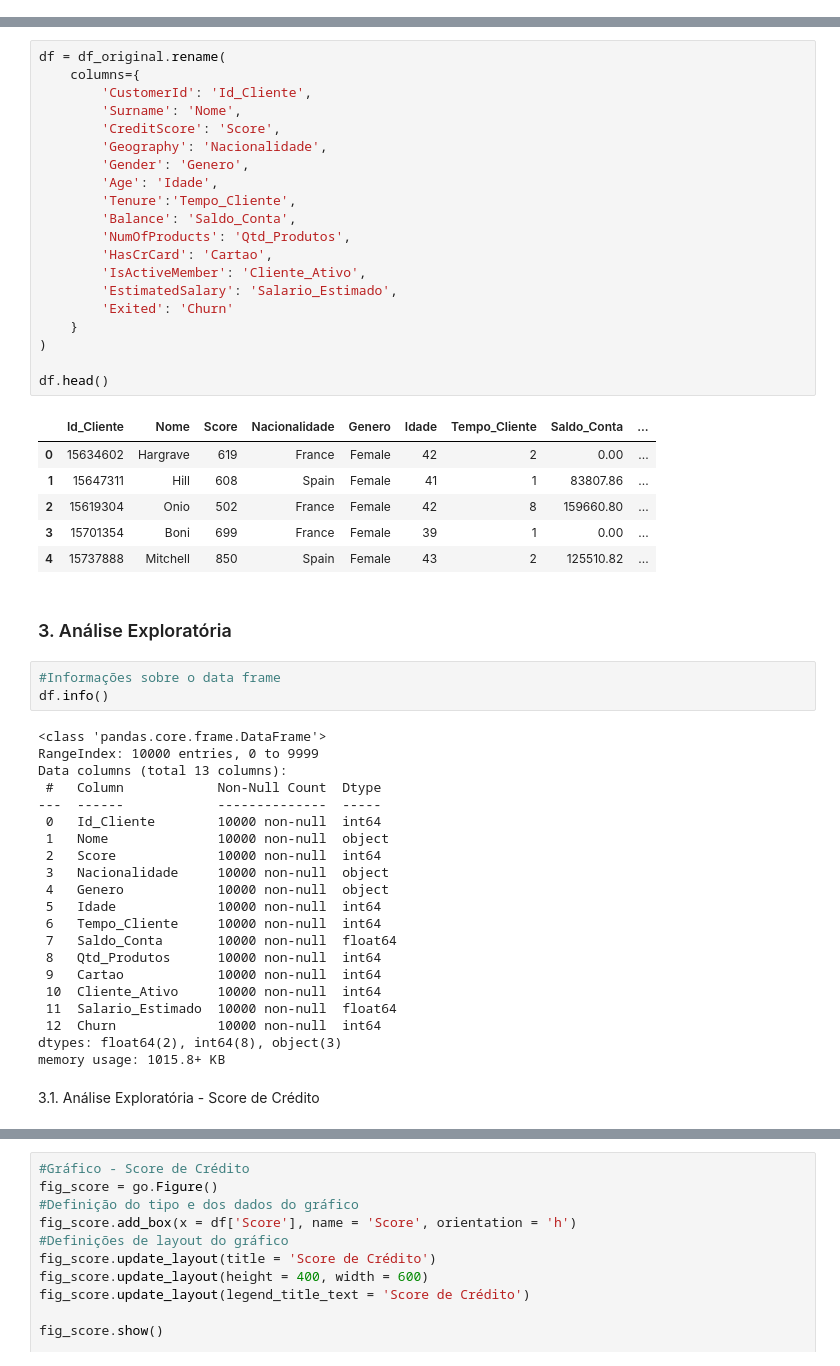
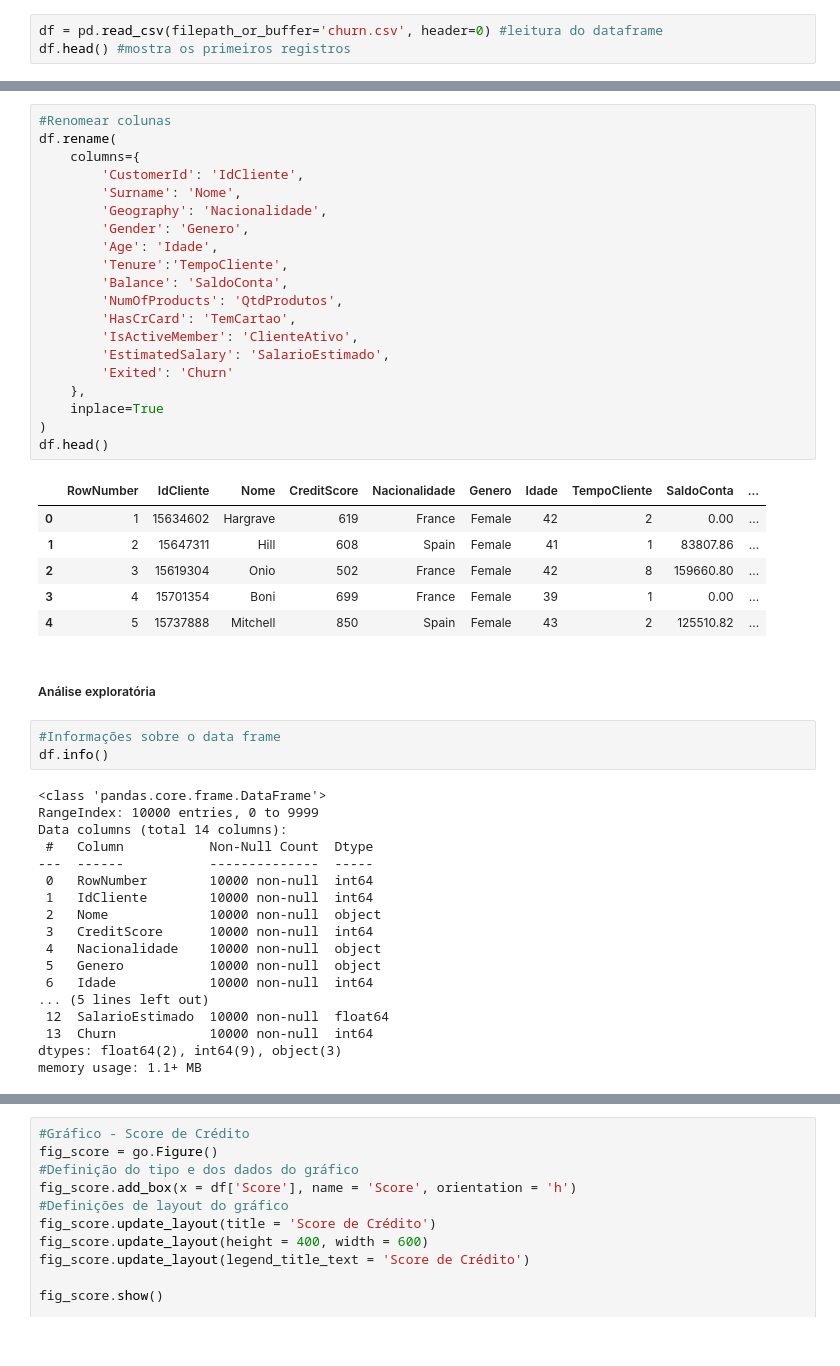
Before and after one commit to willyferreira/bank_churn, a Jupyter notebook: bank_churn.ipynb, the cells around one changed output, grey strips where cells are left out. Drawn from its saved outputs; the diff is of its cells as text.

Commit message:
análise exploratória e exclusão do arquivo .py

```diff
--- a/bank_churn.ipynb
+++ b/bank_churn.ipynb
@@ -70,0 +20,3 @@ df_original.head()
+# %%
+df = pd.read_csv(filepath_or_buffer='churn.csv', header=0) #leitura do dataframe
+df.head() #mostra os primeiros registros
@@ -71,55 +30,50 @@ df_original.head()
 # %%
-df = df_original.rename(
+#Renomear colunas
+df.rename(
     columns={
-        'CustomerId': 'Id_Cliente',
+        'CustomerId': 'IdCliente',
         'Surname': 'Nome',
-        'CreditScore': 'Score',
         'Geography': 'Nacionalidade',
         'Gender': 'Genero',
         'Age': 'Idade',
-        'Tenure':'Tempo_Cliente',
-        'Balance': 'Saldo_Conta',
-        'NumOfProducts': 'Qtd_Produtos',
-        'HasCrCard': 'Cartao',
-        'IsActiveMember': 'Cliente_Ativo',
-        'EstimatedSalary': 'Salario_Estimado',
+        'Tenure':'TempoCliente',
+        'Balance': 'SaldoConta',
+        'NumOfProducts': 'QtdProdutos',
+        'HasCrCard': 'TemCartao',
+        'IsActiveMember': 'ClienteAtivo',
+        'EstimatedSalary': 'SalarioEstimado',
         'Exited': 'Churn'
-    }
+    },
+    inplace=True
 )
-
 df.head()
 # %% [output]
-|  | Id_Cliente | Nome | Score | Nacionalidade | Genero | Idade | Tempo_Cliente | Saldo_Conta | ... |
-| 0 | 15634602 | Hargrave | 619 | France | Female | 42 | 2 | 0.00 | ... |
-| 1 | 15647311 | Hill | 608 | Spain | Female | 41 | 1 | 83807.86 | ... |
-| 2 | 15619304 | Onio | 502 | France | Female | 42 | 8 | 159660.80 | ... |
-| 3 | 15701354 | Boni | 699 | France | Female | 39 | 1 | 0.00 | ... |
-| 4 | 15737888 | Mitchell | 850 | Spain | Female | 43 | 2 | 125510.82 | ... |
+|  | RowNumber | IdCliente | Nome | CreditScore | Nacionalidade | Genero | Idade | TempoCliente | SaldoConta | ... |
+| 0 | 1 | 15634602 | Hargrave | 619 | France | Female | 42 | 2 | 0.00 | ... |
+| 1 | 2 | 15647311 | Hill | 608 | Spain | Female | 41 | 1 | 83807.86 | ... |
+| 2 | 3 | 15619304 | Onio | 502 | France | Female | 42 | 8 | 159660.80 | ... |
+| 3 | 4 | 15701354 | Boni | 699 | France | Female | 39 | 1 | 0.00 | ... |
+| 4 | 5 | 15737888 | Mitchell | 850 | Spain | Female | 43 | 2 | 125510.82 | ... |
-# %% [markdown]
-<h3>3. Análise Exploratória</h3>
+# %% [markdown]
+<h5>Análise exploratória</h5>
 # %%
 #Informações sobre o data frame
 df.info()
 # %% [output]
 <class 'pandas.core.frame.DataFrame'>
 RangeIndex: 10000 entries, 0 to 9999
-Data columns (total 13 columns):
- #   Column            Non-Null Count  Dtype
----  ------            --------------  -----
- 0   Id_Cliente        10000 non-null  int64
- 1   Nome              10000 non-null  object
- 2   Score             10000 non-null  int64
- 3   Nacionalidade     10000 non-null  object
- 4   Genero            10000 non-null  object
- 5   Idade             10000 non-null  int64
- 6   Tempo_Cliente     10000 non-null  int64
- 7   Saldo_Conta       10000 non-null  float64
- 8   Qtd_Produtos      10000 non-null  int64
- 9   Cartao            10000 non-null  int64
- 10  Cliente_Ativo     10000 non-null  int64
- 11  Salario_Estimado  10000 non-null  float64
- 12  Churn             10000 non-null  int64
-dtypes: float64(2), int64(8), object(3)
-memory usage: 1015.8+ KB
+Data columns (total 14 columns):
+ #   Column           Non-Null Count  Dtype
+---  ------           --------------  -----
+ 0   RowNumber        10000 non-null  int64
+ 1   IdCliente        10000 non-null  int64
+ 2   Nome             10000 non-null  object
+ 3   CreditScore      10000 non-null  int64
+ 4   Nacionalidade    10000 non-null  object
+ 5   Genero           10000 non-null  object
+ 6   Idade            10000 non-null  int64
+... (5 lines left out)
+ 12  SalarioEstimado  10000 non-null  float64
+ 13  Churn            10000 non-null  int64
+dtypes: float64(2), int64(9), object(3)
+memory usage: 1.1+ MB
-# %% [markdown]
-3.1. Análise Exploratória - Score de Crédito
```
Also changed, not shown: parts of 25 cells of this notebook, 1 other file.
